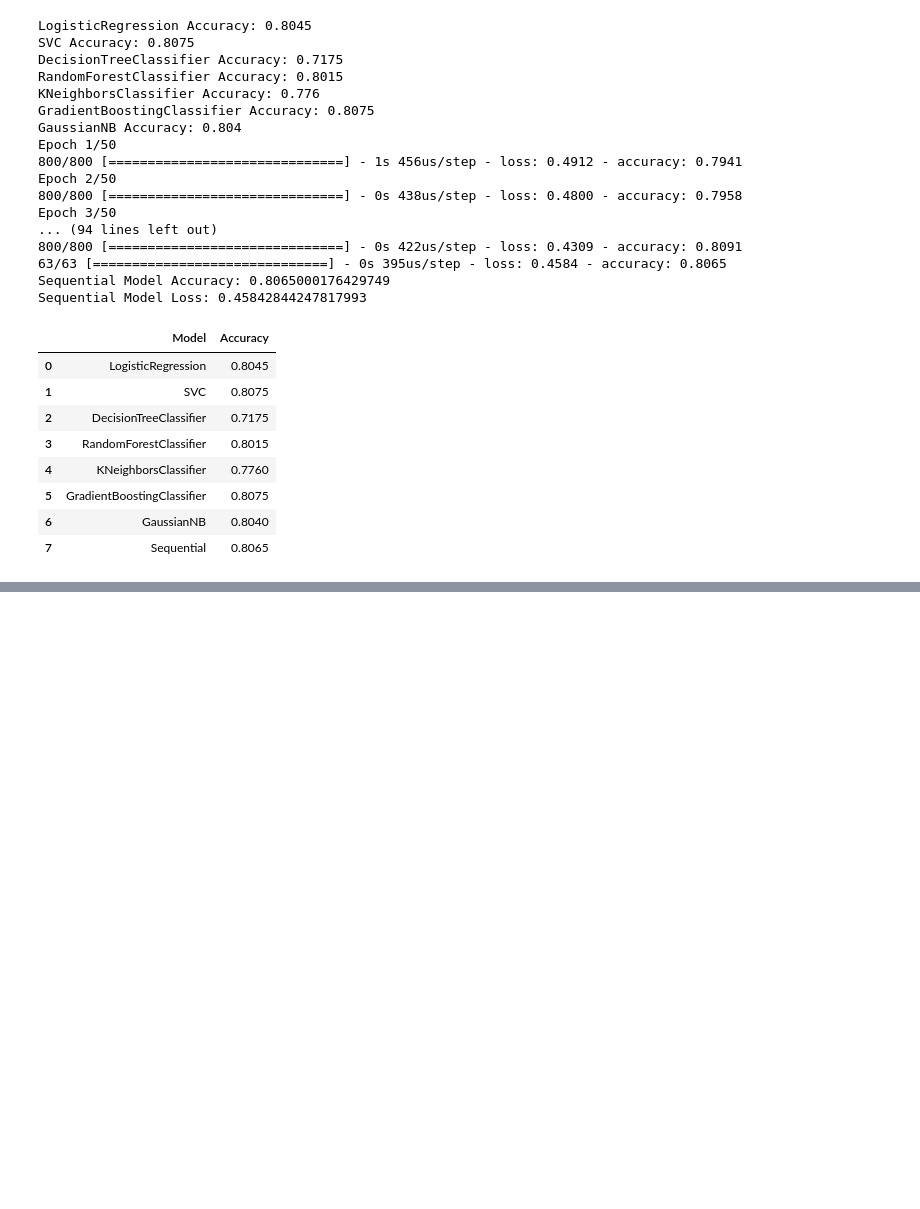
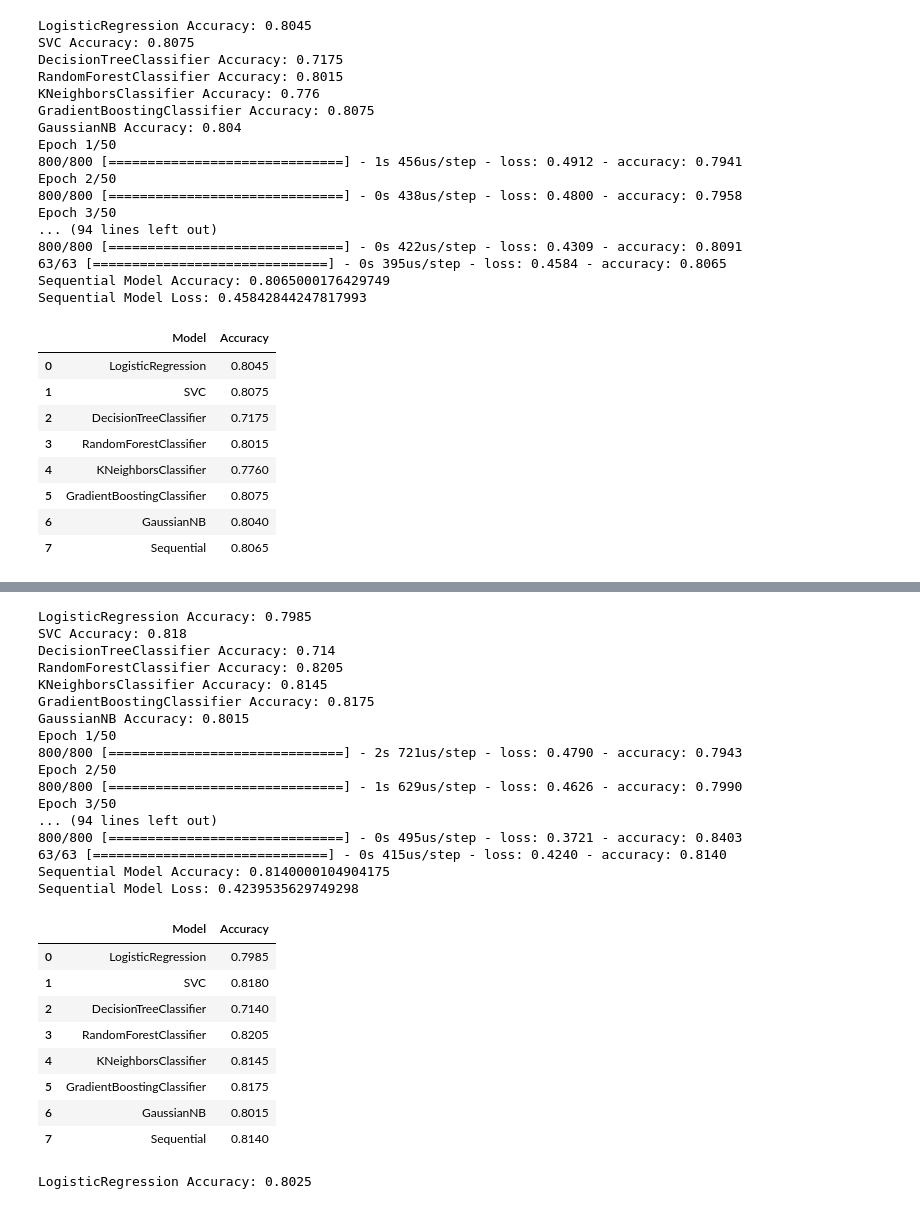
Before and after one commit to MaukanMir/Bank-Churn-Customer-Classifier, a Jupyter notebook: training.ipynb, the cells around one changed output, grey strips where cells are left out. Saved outputs shown, nothing was run; the diff lists cells and outputs as text; code cells hidden in the pictures; blank space fills up the shorter version.

```diff
--- a/training.ipynb
+++ b/training.ipynb
@@ -266,0 +310,61 @@ Sequential Model Loss: 0.45842844247817993
+# %%
+X_train, X_test, y_train_encoded, y_test_encoded = train_test_split(X, y, test_size=0.2, random_state=42)
+
+# Initializing and applying StandardScaler
+scaler = StandardScaler()
+X_train_scaled = scaler.fit_transform(X_train)
+X_test_scaled = scaler.transform(X_test)
+
+# Initializing and applying PCA
+pca = PCA(n_components=6)
+X_train_pca = pca.fit_transform(X_train_scaled)
+X_test_pca = pca.transform(X_test_scaled)
+
+# Running models with PCA-transformed data
+models = run_all_models(X_train_pca, X_test_pca, y_train_encoded, y_test_encoded)
+models
+# %% [output]
+LogisticRegression Accuracy: 0.7985
+SVC Accuracy: 0.818
+DecisionTreeClassifier Accuracy: 0.714
+RandomForestClassifier Accuracy: 0.8205
+KNeighborsClassifier Accuracy: 0.8145
+GradientBoostingClassifier Accuracy: 0.8175
+GaussianNB Accuracy: 0.8015
+Epoch 1/50
+800/800 [==============================] - 2s 721us/step - loss: 0.4790 - accuracy: 0.7943
+Epoch 2/50
+800/800 [==============================] - 1s 629us/step - loss: 0.4626 - accuracy: 0.7990
+Epoch 3/50
+... (94 lines left out)
+800/800 [==============================] - 0s 495us/step - loss: 0.3721 - accuracy: 0.8403
+63/63 [==============================] - 0s 415us/step - loss: 0.4240 - accuracy: 0.8140
+Sequential Model Accuracy: 0.8140000104904175
+Sequential Model Loss: 0.4239535629749298
+|  | Model | Accuracy |
+| 0 | LogisticRegression | 0.7985 |
+| 1 | SVC | 0.8180 |
+| 2 | DecisionTreeClassifier | 0.7140 |
+| 3 | RandomForestClassifier | 0.8205 |
+| 4 | KNeighborsClassifier | 0.8145 |
+| 5 | GradientBoostingClassifier | 0.8175 |
+| 6 | GaussianNB | 0.8015 |
+| 7 | Sequential | 0.8140 |
+# %%
+X_train, X_test, y_train_encoded, y_test_encoded = train_test_split(X, y, test_size=0.2, random_state=42)
+
+# Initializing and applying StandardScaler
+scaler = StandardScaler()
+X_train_scaled = scaler.fit_transform(X_train)
+X_test_scaled = scaler.transform(X_test)
+
+# Initializing and applying PCA
+pca = PCA(n_components=3)
+X_train_pca = pca.fit_transform(X_train_scaled)
+X_test_pca = pca.transform(X_test_scaled)
+
+# Running models with PCA-transformed data
+models = run_all_models(X_train_pca, X_test_pca, y_train_encoded, y_test_encoded)
+models
+# %% [output]
+LogisticRegression Accuracy: 0.8025
```
Also changed, not shown: parts of 1 cell of this notebook.
